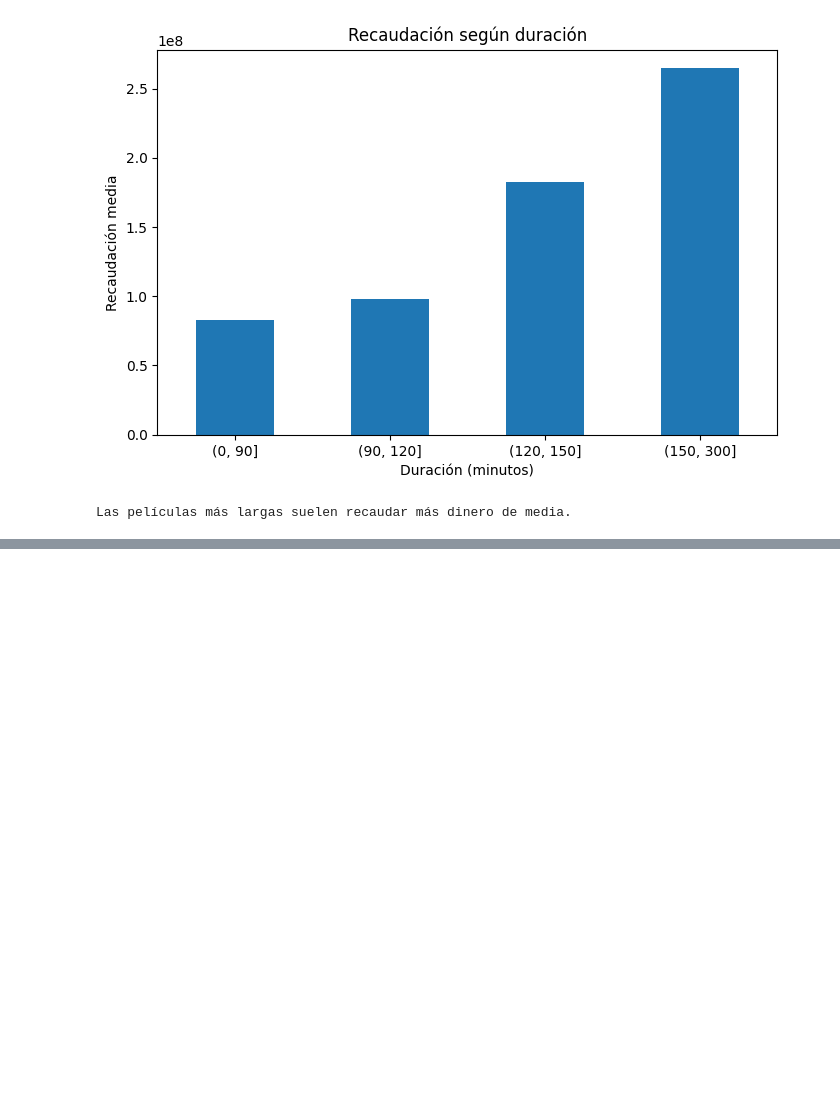
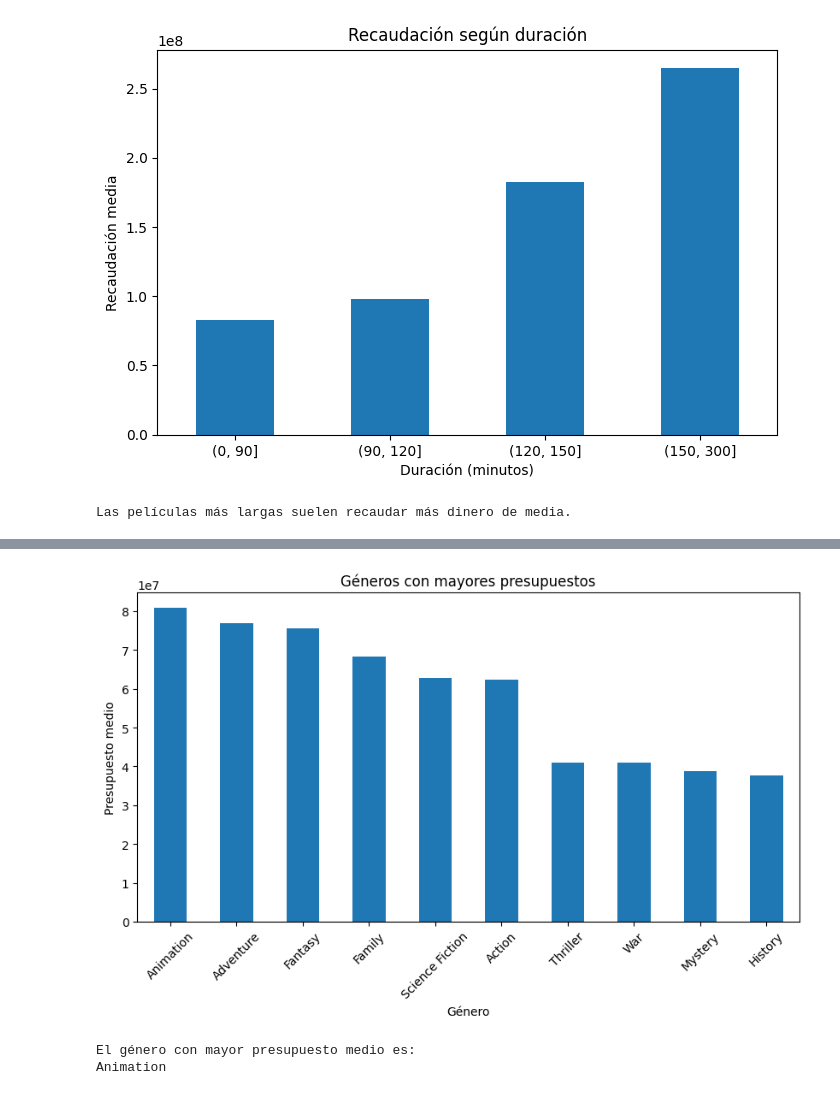
Before and after one commit to lauraargente/Proyecto_Movie_Dataset, a Jupyter notebook: analisis.ipynb, the cells around one changed output, grey strips where cells are left out. Cells and saved outputs as stored; diff of their text form; code cells hidden in the pictures; blank space fills up the shorter version.

Commit message:
Pregunta 6 - Qué géneros reciben mayores presupuestos?

```diff
--- a/analisis.ipynb
+++ b/analisis.ipynb
@@ -562,0 +577,12 @@ Las películas más largas suelen recaudar más dinero de media.
+# %%
+# Separar géneros
+df_generos = df_tablajoin.explode("genres_parsed")
+
+# Presupuesto medio por género
+budget_generos = (
+    df_generos.groupby("genres_parsed")["budget"]
+    .mean()
+    .sort_values(ascending=False)
+)
+
+budget_generos.head(10)
@@ -562,0 +602,19 @@ Las películas más largas suelen recaudar más dinero de media.
+# %%
+plt.figure(figsize=(10,5))
+
+budget_generos.head(10).plot(kind="bar")
+
+plt.title("Géneros con mayores presupuestos")
+plt.xlabel("Género")
+plt.ylabel("Presupuesto medio")
+
+plt.xticks(rotation=45)
+
+plt.show()
+
+print("El género con mayor presupuesto medio es:")
+print(budget_generos.index[0])
+# %% [output]
+[figure, added]
+El género con mayor presupuesto medio es:
+Animation
```
Also changed, not shown: parts of 3 cells of this notebook.
